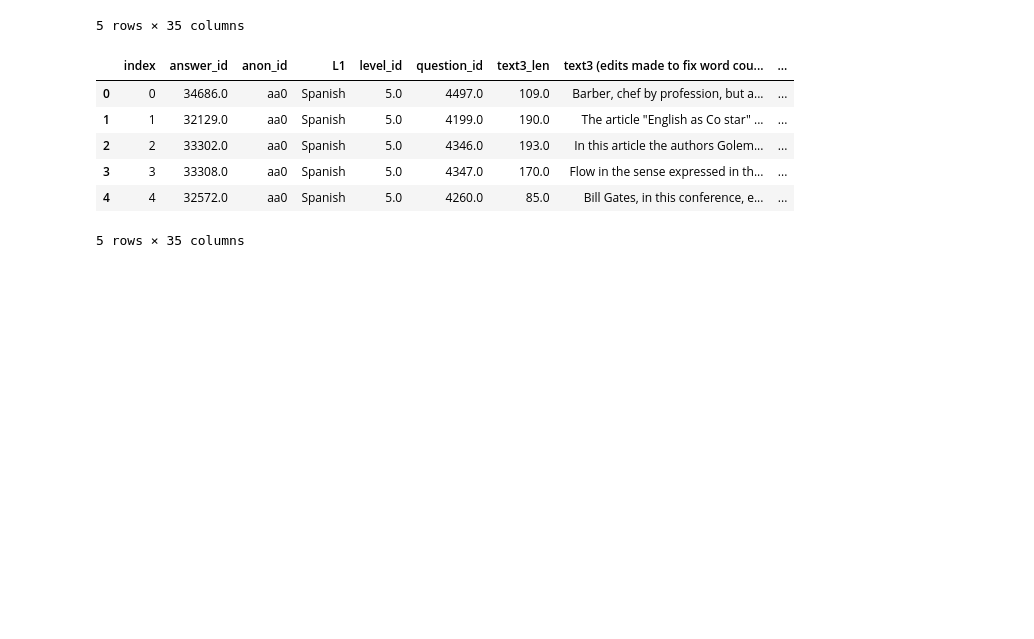
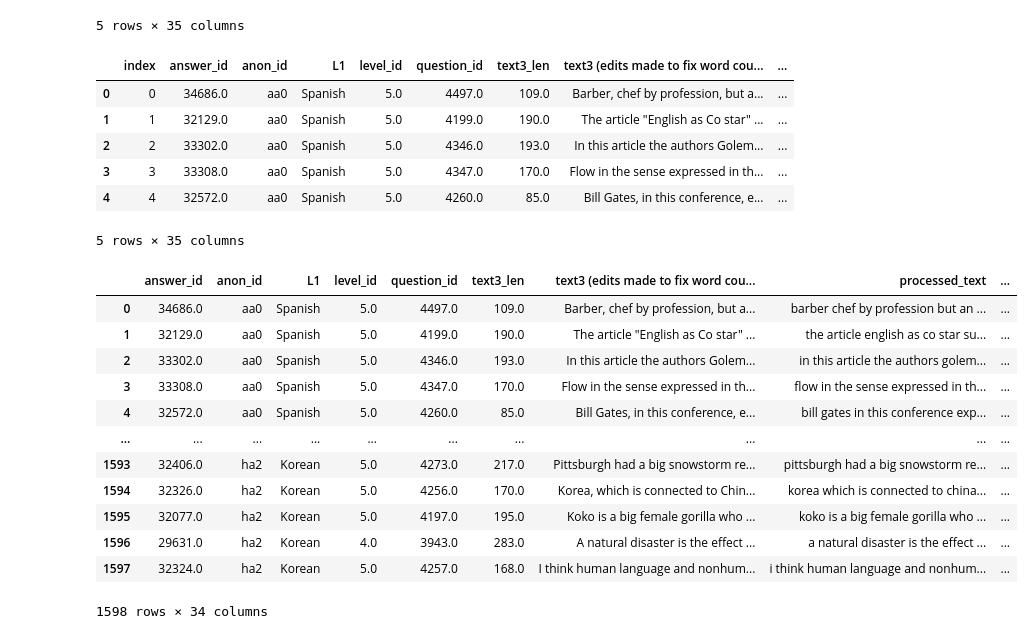
Before and after one commit to mencer456/LRDC-Research, a Jupyter notebook: L2SCA_Processing.ipynb, the cells around one changed output. Drawn from its saved outputs; the diff is of its cells as text; code cells hidden in the pictures; blank space fills up the shorter version.

```diff
--- a/L2SCA_Processing.ipynb
+++ b/L2SCA_Processing.ipynb
@@ -191,0 +193,17 @@ loose_merged.head()
+# %%
+loose45=loose_merged.query('level_id==4 or level_id==5').reset_index().drop(columns=['level_0','index'])
+loose45
+# %% [output]
+|  | answer_id | anon_id | L1 | level_id | question_id | text3_len | text3 (edits made to fix word cou... | processed_text | ... |
+| 0 | 34686.0 | aa0 | Spanish | 5.0 | 4497.0 | 109.0 | Barber, chef by profession, but a... | barber chef by profession but an ... | ... |
+| 1 | 32129.0 | aa0 | Spanish | 5.0 | 4199.0 | 190.0 | The article "English as Co star" ... | the article english as co star su... | ... |
+| 2 | 33302.0 | aa0 | Spanish | 5.0 | 4346.0 | 193.0 | In this article the authors Golem... | in this article the authors golem... | ... |
+| 3 | 33308.0 | aa0 | Spanish | 5.0 | 4347.0 | 170.0 | Flow in the sense expressed in th... | flow in the sense expressed in th... | ... |
+| 4 | 32572.0 | aa0 | Spanish | 5.0 | 4260.0 | 85.0 | Bill Gates, in this conference, e... | bill gates in this conference exp... | ... |
+| ... | ... | ... | ... | ... | ... | ... | ... | ... | ... |
+| 1593 | 32406.0 | ha2 | Korean | 5.0 | 4273.0 | 217.0 | Pittsburgh had a big snowstorm re... | pittsburgh had a big snowstorm re... | ... |
+| 1594 | 32326.0 | ha2 | Korean | 5.0 | 4256.0 | 170.0 | Korea, which is connected to Chin... | korea which is connected to china... | ... |
+| 1595 | 32077.0 | ha2 | Korean | 5.0 | 4197.0 | 195.0 | Koko is a big female gorilla who ... | koko is a big female gorilla who ... | ... |
+| 1596 | 29631.0 | ha2 | Korean | 4.0 | 3943.0 | 283.0 | A natural disaster is the effect ... | a natural disaster is the effect ... | ... |
+| 1597 | 32324.0 | ha2 | Korean | 5.0 | 4257.0 | 168.0 | I think human language and nonhum... | i think human language and nonhum... | ... |
+1598 rows × 34 columns
```
Also changed, not shown: parts of 11 cells of this notebook, 2 other files.
